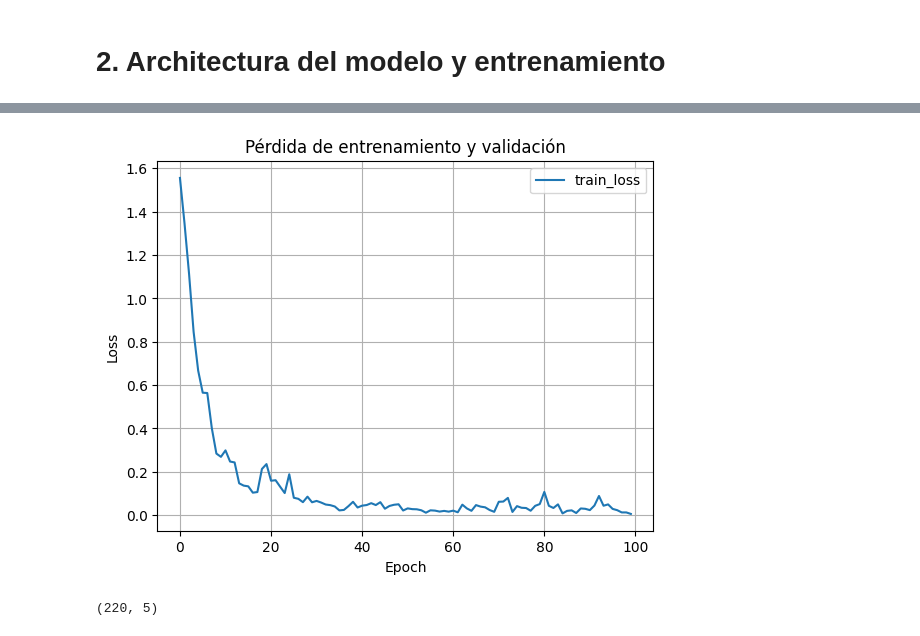
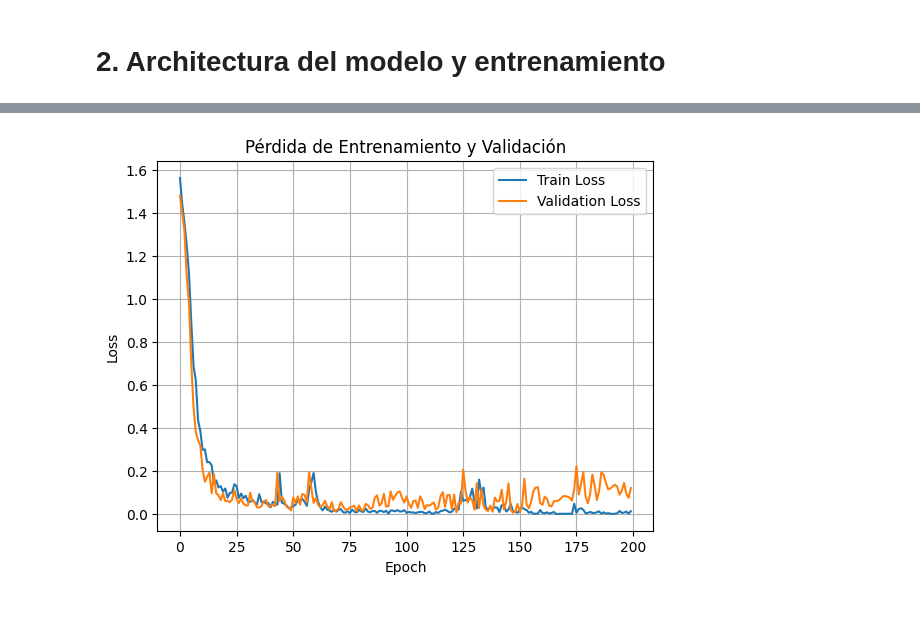
Before and after one commit to anticristo-peruano/ur-sound-is-trash, a Jupyter notebook: model_training.ipynb, the cells around one changed output, grey strips where cells are left out. Drawn from its saved outputs; the diff is of its cells as text; code cells hidden in the pictures.

```diff
--- a/model_training.ipynb
+++ b/model_training.ipynb
@@ -14,8 +13,13 @@ from sklearn.metrics import confusion_matrix, ConfusionMatrixDisplay
 # %% [markdown]
 # 1. Preparación de datos (ya preprocesados) y de parámetros
 # %%
-X_train, X_test = np.load('data/x_training.npy'), np.load('data/x_testing.npy')
-y_train, y_test = np.load('data/y_training.npy')[:,0] - 1, np.load('data/y_testing.npy')[:,0] - 1
+X = np.concatenate((np.load('data/x_training.npy'), np.load('data/x_testing.npy')), axis=0)
+y = np.concatenate((np.load('data/y_training.npy')[:,0], np.load('data/y_testing.npy')[:,0]), axis=0) - 1  # clases de 0 a 4
+
+X, y = shuffle(X, y, random_state=42)
+X_temp, X_test, y_temp, y_test = train_test_split(X, y, test_size=0.2, stratify=y, random_state=42)
+X_train, X_val, y_train, y_val = train_test_split(X_temp, y_temp, test_size=0.2, stratify=y_temp, random_state=42)
+
 
 """
 0 = Bottle
@@ -82,3 +75,9 @@ To enable them in other operations, rebuild TensorFlow with the appropriate comp
 # %%
-history = model.fit(X_train,y_train, epochs=100, batch_size=32, verbose=2)
+history = model.fit(
+    X_train, y_train,
+    validation_data=(X_val, y_val),
+    epochs=200,
+    batch_size=32,
+    verbose=2
+)
 # %% [output]
@@ -102,15 +101,12 @@ Epoch 100/100
 # %%
-plt.plot(history.history['loss'], label='train_loss')
+plt.plot(history.history['loss'], label='Train Loss')
+plt.plot(history.history['val_loss'], label='Validation Loss')
 plt.xlabel('Epoch')
 plt.ylabel('Loss')
+plt.title('Pérdida de Entrenamiento y Validación')
 plt.legend()
-plt.title('Pérdida de entrenamiento y validación')
 plt.grid(True)
 plt.show()
 # %% [output]
-[figure, old version]
+[figure, new version]
-# %%
-model.predict(X_train).shape
-# %% [output]
-(220, 5)
 # %%
```
Also changed, not shown: parts of 7 cells of this notebook, 3 other files.
